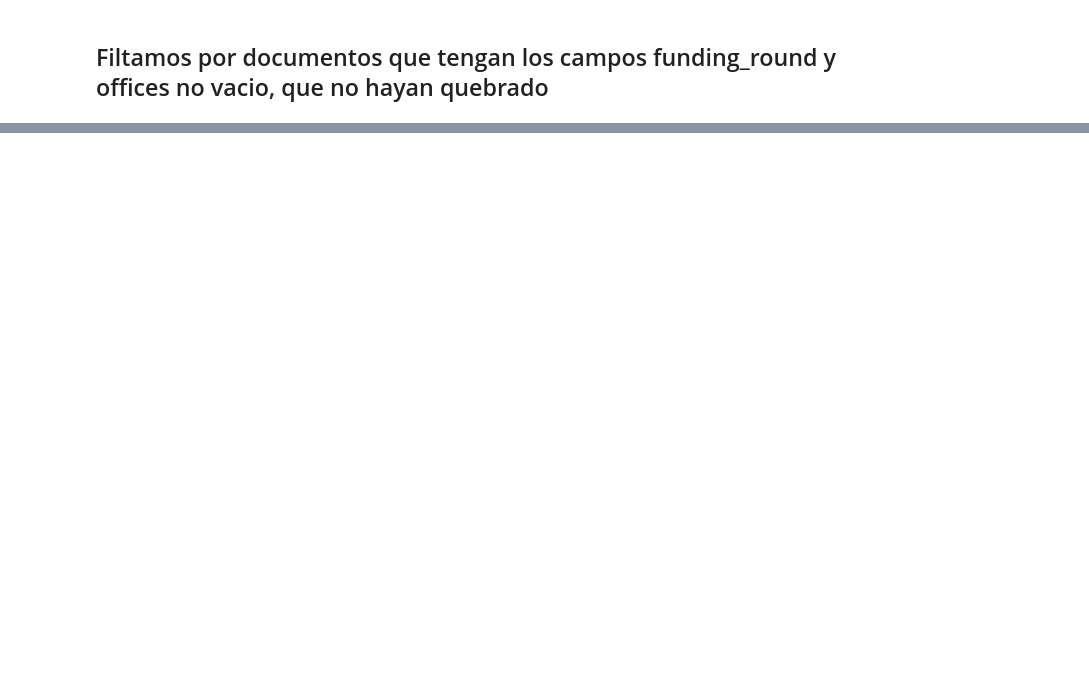
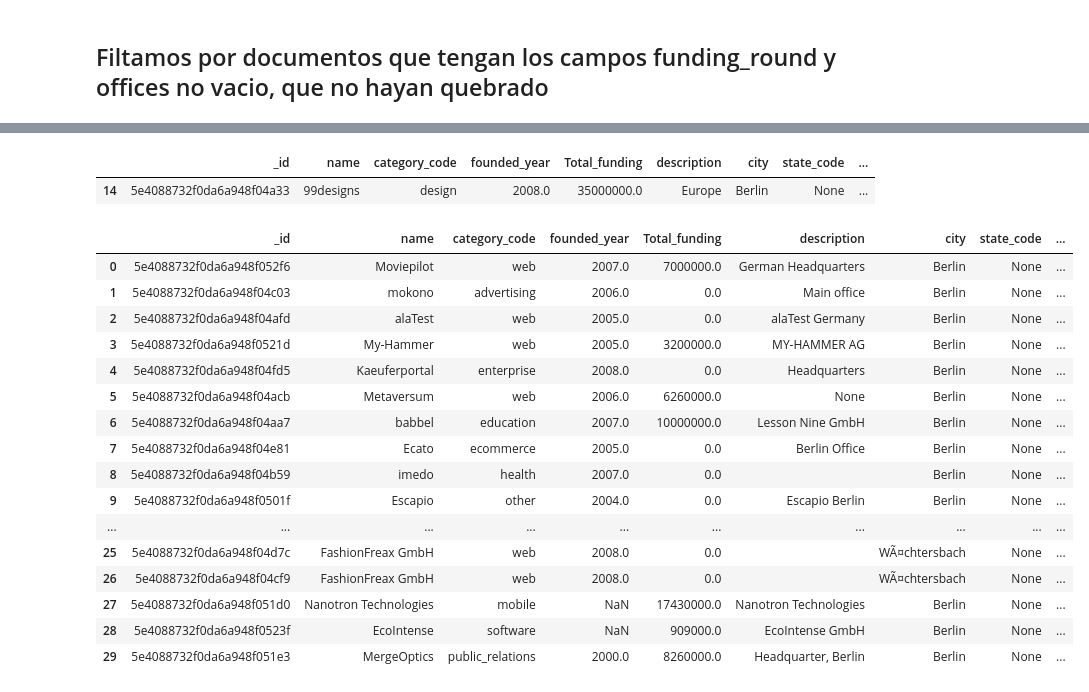
Before and after one commit to jmpchamizo/Locations, a Jupyter notebook: Project.ipynb, the cells around one changed output, grey strips where cells are left out. Saved outputs shown, nothing was run; the diff lists cells and outputs as text; code cells hidden in the pictures; blank space fills up the shorter version.

```diff
--- a/Project.ipynb
+++ b/Project.ipynb
@@ -137,9 +86,12 @@ df_clean.to_json("OUTPUT/cleaned_offices.json", orient="records")
 # %%
-client = MongoClient("mongodb://localhost/")
-db = client["companies"]
-companies_clean = db["companies_clean"]
-with open('OUTPUT/cleaned_offices.json') as f:
-    file_data = json.load(f)
-companies_clean.insert_many(file_data)
-companies_clean.create_index([("location", "2dsphere")])
-client.close()
+def create_document(database, json_document, new_collection, geoindex=False):
+    client = MongoClient("mongodb://localhost/")
+    db = client[database]
+    db[new_collection].drop()
+    companies_clean = db[new_collection]
+    with open(json_document) as f:
+        file_data = json.load(f)
+    companies_clean.insert_many(file_data)
+    if geoindex:
+        companies_clean.create_index([("location", "2dsphere")])
+    client.close()
@@ -147,0 +247,6 @@ db.places.create_index([("location", GEO2D)])
+# %%
+query = withGeoQuery("Berlin", 30000)
+client = MongoClient("mongodb://localhost/companies")
+db = client.get_database()
+comp = list(db["companies_clean"].find(query))
+df = pd.DataFrame(comp)
@@ -147,0 +316,25 @@ db.places.create_index([("location", GEO2D)])
+# %%
+design
+# %% [output]
+|  | _id | name | category_code | founded_year | Total_funding | description | city | state_code | ... |
+| 14 | 5e4088732f0da6a948f04a33 | 99designs | design | 2008.0 | 35000000.0 | Europe | Berlin | None | ... |
+# %%
+df["distance"] =
+# %% [output]
+|  | _id | name | category_code | founded_year | Total_funding | description | city | state_code | ... |
+| 0 | 5e4088732f0da6a948f052f6 | Moviepilot | web | 2007.0 | 7000000.0 | German Headquarters | Berlin | None | ... |
+| 1 | 5e4088732f0da6a948f04c03 | mokono | advertising | 2006.0 | 0.0 | Main office | Berlin | None | ... |
+| 2 | 5e4088732f0da6a948f04afd | alaTest | web | 2005.0 | 0.0 | alaTest Germany | Berlin | None | ... |
+| 3 | 5e4088732f0da6a948f0521d | My-Hammer | web | 2005.0 | 3200000.0 | MY-HAMMER AG | Berlin | None | ... |
+| 4 | 5e4088732f0da6a948f04fd5 | Kaeuferportal | enterprise | 2008.0 | 0.0 | Headquarters | Berlin | None | ... |
+| 5 | 5e4088732f0da6a948f04acb | Metaversum | web | 2006.0 | 6260000.0 | None | Berlin | None | ... |
+| 6 | 5e4088732f0da6a948f04aa7 | babbel | education | 2007.0 | 10000000.0 | Lesson Nine GmbH | Berlin | None | ... |
+| 7 | 5e4088732f0da6a948f04e81 | Ecato | ecommerce | 2005.0 | 0.0 | Berlin Office | Berlin | None | ... |
+| 8 | 5e4088732f0da6a948f04b59 | imedo | health | 2007.0 | 0.0 |  | Berlin | None | ... |
+| 9 | 5e4088732f0da6a948f0501f | Escapio | other | 2004.0 | 0.0 | Escapio Berlin | Berlin | None | ... |
+| ... | ... | ... | ... | ... | ... | ... | ... | ... | ... |
+| 25 | 5e4088732f0da6a948f04d7c | FashionFreax GmbH | web | 2008.0 | 0.0 |  | WÃ¤chtersbach | None | ... |
+| 26 | 5e4088732f0da6a948f04cf9 | FashionFreax GmbH | web | 2008.0 | 0.0 |  | WÃ¤chtersbach | None | ... |
+| 27 | 5e4088732f0da6a948f051d0 | Nanotron Technologies | mobile | NaN | 17430000.0 | Nanotron Technologies | Berlin | None | ... |
+| 28 | 5e4088732f0da6a948f0523f | EcoIntense | software | NaN | 909000.0 | EcoIntense GmbH | Berlin | None | ... |
+| 29 | 5e4088732f0da6a948f051e3 | MergeOptics | public_relations | 2000.0 | 8260000.0 | Headquarter, Berlin | Berlin | None | ... |
```
Also changed, not shown: parts of 44 cells of this notebook, 4 other files.
